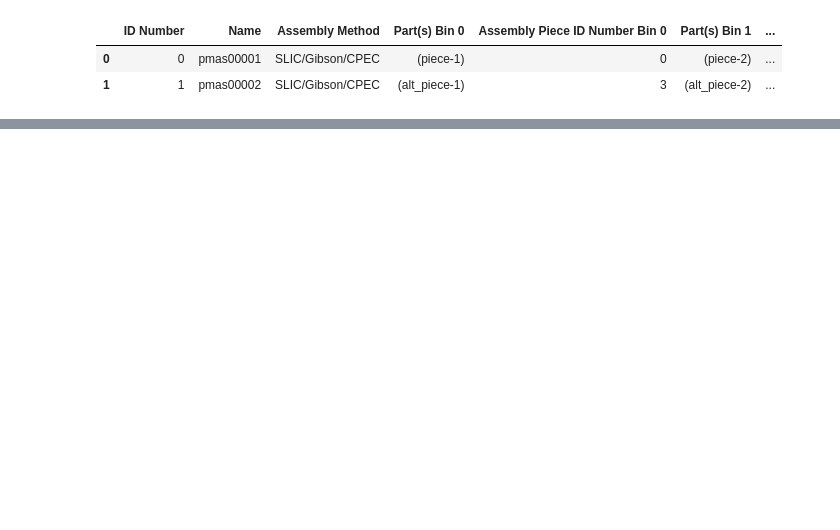
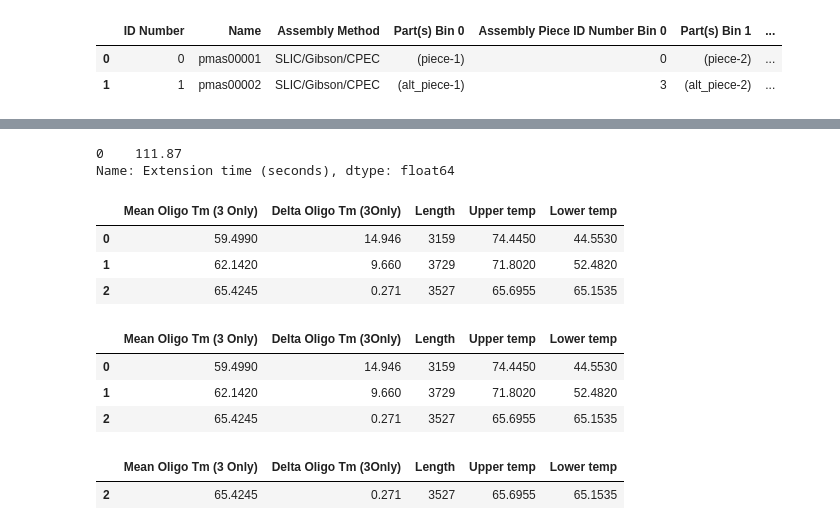
Before and after one commit to PlantSynBioLab/AssemblyTron, a Jupyter notebook: Cloning/20210908_IVA/20210908_IVA.ipynb, the cells around one changed output, grey strips where cells are left out. Cells and saved outputs as stored; diff of their text form; code cells hidden in the pictures; blank space fills up the shorter version.

```diff
--- a/Cloning/20210908_IVA/20210908_IVA.ipynb
+++ b/Cloning/20210908_IVA/20210908_IVA.ipynb
@@ -96,6 +96,7 @@ oligos
 os.chdir("C:/Users/jonbr/Documents/GitHub/opentrons/Cloning/20210908_IVA")
 os.getcwd()
 pcr = pandas.read_csv('pcr.csv')
+pcr.columns = pcr.columns.str.replace("'","")
 pcr
 
 pcr[['Reaction ID Number','Forward Oligo ID Number','Reverse Oligo ID Number']] = pcr[['Reaction ID Number','Forward Oligo ID Number','Reverse Oligo ID Number']].astype(int)
@@ -307,0 +329,6 @@ combinations
+# %%
+pcr_info = [columns for columns in pcr_plustemplates if columns.startswith('Mean Oligo Tm (3')]
+morepcr_info = [columns for columns in pcr_plustemplates if columns.startswith('Delta Oligo Tm (3')]
+anotherpcr_info = [columns for columns in pcr_plustemplates if columns.startswith('Length')]
+pcr_info = pcr_info + morepcr_info + anotherpcr_info
+pcr_info
@@ -307,0 +337,35 @@ combinations
+# %%
+for column in frame2:
+    listoffrags = frame2[column].to_list()
+    listoffrags
+
+    tablee = pcr_plustemplates[pcr_info]
+    tablee = tablee.iloc[listoffrags, :]
+
+    if column == 0:
+        params0 = tablee.copy()
+    if column == 1:
+        params1 = tablee.copy()
+    if column == 2:
+        params2 = tablee.copy()
+    if column == 3:
+        params3 = tablee.copy()
+    if column == 4:
+        params4 = tablee.copy()
+    if column == 5:
+        params5 = tablee.copy()
+    if column == 6:
+        params6 = tablee.copy()
+    if column == 7:
+        params7 = tablee.copy()
+    if column == 8:
+        params8 = tablee.copy()
+    if column == 9:
+        params9 = tablee.copy()
+    if column == 10:
+        params10 = tablee.copy()
+    if column == 11:
+        params11 = tablee.copy()
+
+
+params0
@@ -307,0 +426,29 @@ combinations
+# %%
+extens = combinations.nlargest(1,'Extension time (seconds)')
+extension_final = extens['Extension time (seconds)']
+extension_final
+# %% [output]
+0    111.87
+Name: Extension time (seconds), dtype: float64
+# %%
+params0
+# %% [output]
+|  | Mean Oligo Tm (3 Only) | Delta Oligo Tm (3Only) | Length | Upper temp | Lower temp |
+| 0 | 59.4990 | 14.946 | 3159 | 74.4450 | 44.5530 |
+| 1 | 62.1420 | 9.660 | 3729 | 71.8020 | 52.4820 |
+| 2 | 65.4245 | 0.271 | 3527 | 65.6955 | 65.1535 |
+# %%
+params0['Upper temp'] = params0['Mean Oligo Tm (3 Only)'] + params0['Delta Oligo Tm (3Only)']
+params0['Lower temp'] = params0['Mean Oligo Tm (3 Only)'] - params0['Delta Oligo Tm (3Only)']
+params0
+# %% [output]
+|  | Mean Oligo Tm (3 Only) | Delta Oligo Tm (3Only) | Length | Upper temp | Lower temp |
+| 0 | 59.4990 | 14.946 | 3159 | 74.4450 | 44.5530 |
+| 1 | 62.1420 | 9.660 | 3729 | 71.8020 | 52.4820 |
+| 2 | 65.4245 | 0.271 | 3527 | 65.6955 | 65.1535 |
+# %%
+Lowest_high = params0.nsmallest(1,'Upper temp')
+Lowest_high
+# %% [output]
+|  | Mean Oligo Tm (3 Only) | Delta Oligo Tm (3Only) | Length | Upper temp | Lower temp |
+| 2 | 65.4245 | 0.271 | 3527 | 65.6955 | 65.1535 |
```
Also changed, not shown: parts of 10 cells of this notebook, 1 other file.
